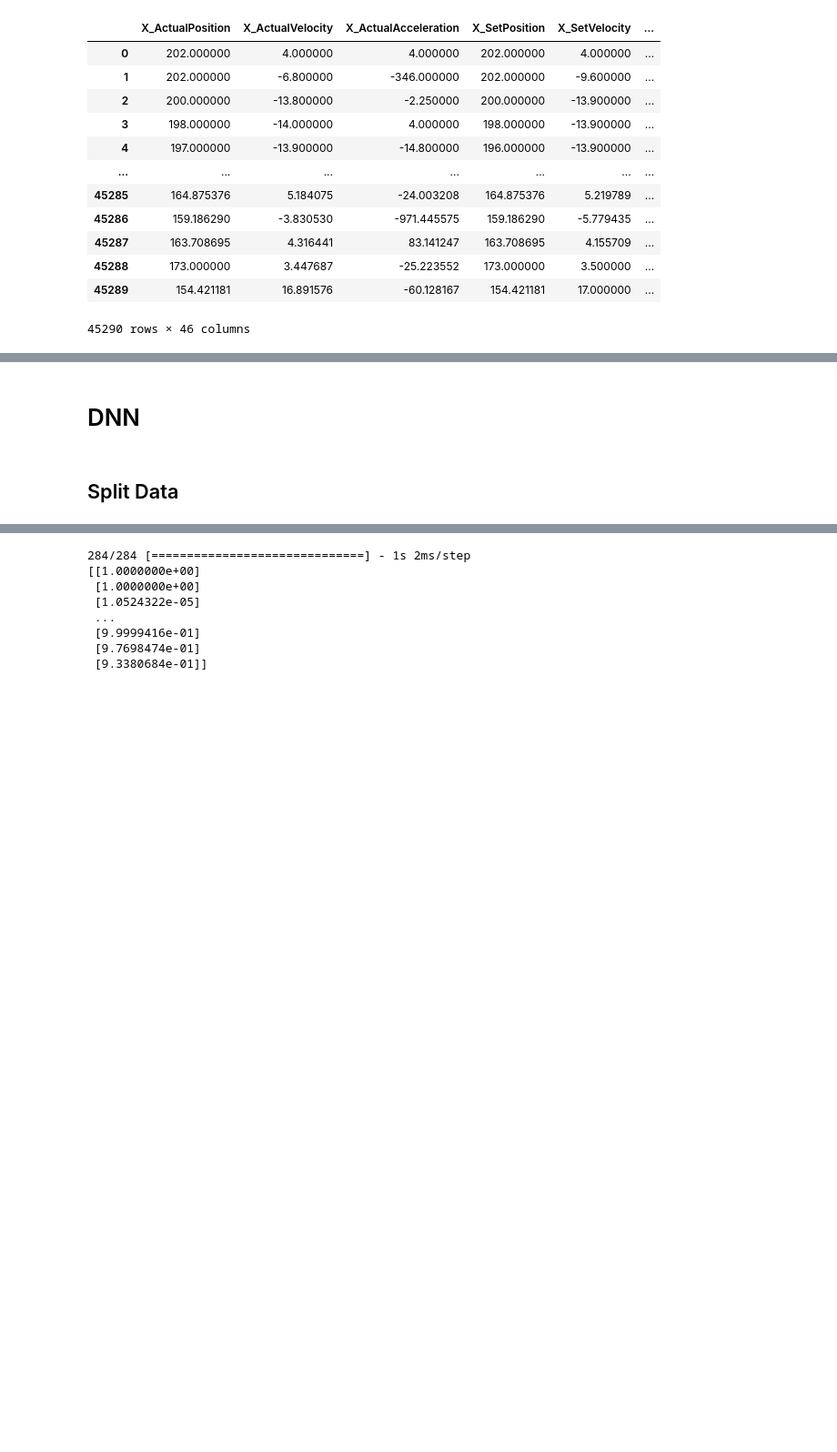
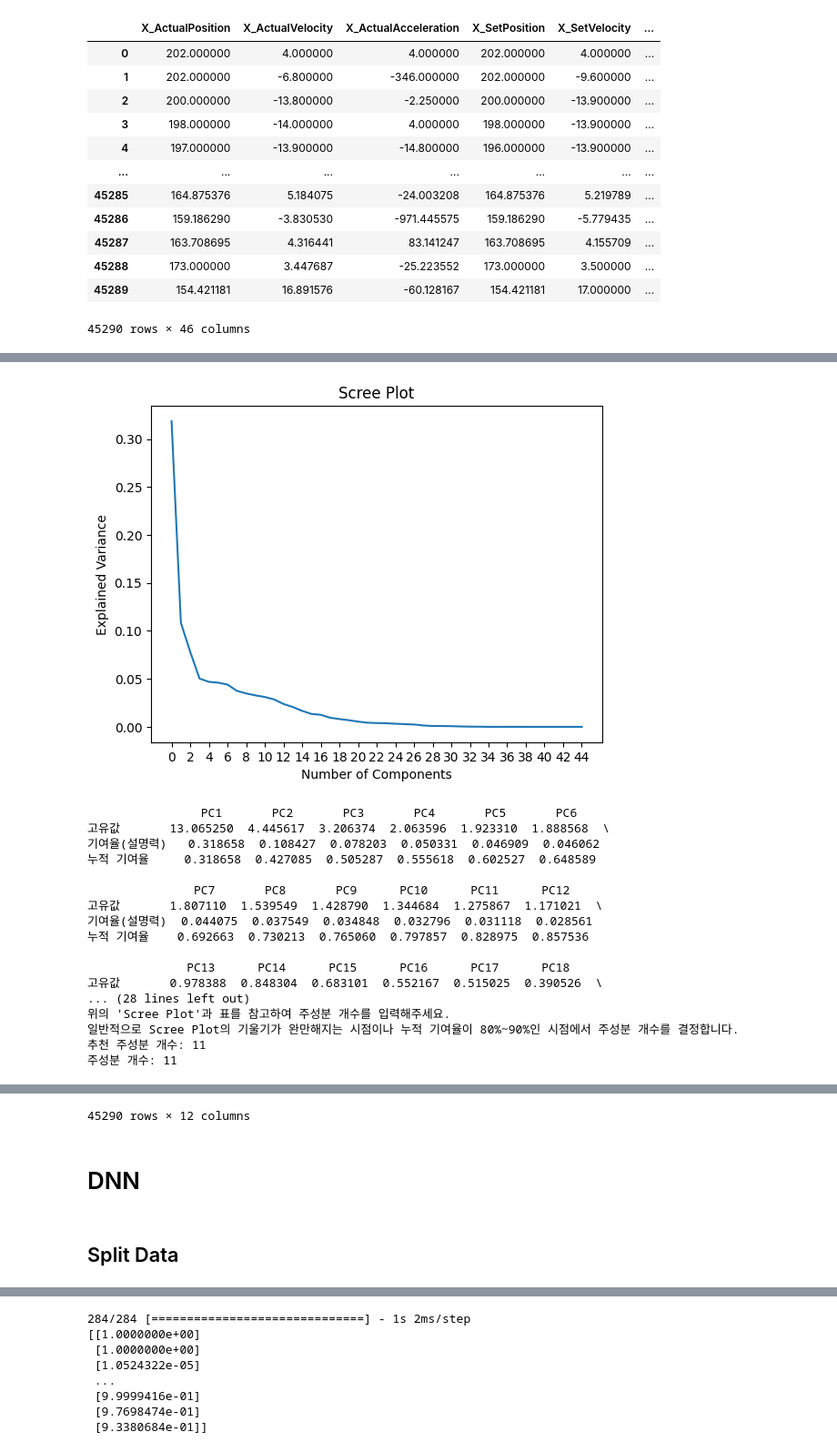
Before and after one commit to GwangAnLeeDunKinDonass/MOS, a Jupyter notebook: preprocess.ipynb, the cells around one changed output, grey strips where cells are left out. Shown: that part at 91% size. Cells and saved outputs as stored; diff of their text form; code cells hidden in the pictures; blank space fills up the shorter version.

```diff
--- a/preprocess.ipynb
+++ b/preprocess.ipynb
@@ -115,22 +78,0 @@ def pca_recommender(x, y):
-# %%
-y = ori_df['error']
-x = ori_df.drop(['error'],axis=1)
-
-df_for_explain = pca_recommender(x,y)
-print(df_for_explain)
-
-# rec_pca = PCA(n_components='mle', svd_solver = 'full')
-# rec_printcipalComponents = rec_pca.fit_transform(x)
-for col in range(len(df_for_explain.columns)):
-    if df_for_explain.iloc[2,col] > 0.9:
-        num_PC = col+1
-        break
-
-compo = int(input(f'몇 개의 성분을 선택하시겠습니까? (추천: {num_PC})\n'))
-
-pca = PCA(n_components=compo)
-printcipalComponents = pca.fit_transform(x)
-pdf = pd.DataFrame(data=printcipalComponents,
-                   columns = [f'PC{num+1}' for num in range(len(printcipalComponents[0]))])
-pdf['error'] = y
-pdf
@@ -168,0 +192,2 @@ Cumulative Proportion   1.000000e+00  1.000000e+00   1.0   1.0   1.0   1.0
+# %%
+pca = handmade_pca(ori_df)
@@ -168,0 +212,2 @@ Cumulative Proportion   1.000000e+00  1.000000e+00   1.0   1.0   1.0   1.0
+# %%
+pca.set_data()
@@ -168,0 +229,21 @@ Cumulative Proportion   1.000000e+00  1.000000e+00   1.0   1.0   1.0   1.0
+# %%
+pca.pca()
+# %% [output]
+[figure, added]
+                PC1       PC2       PC3       PC4       PC5       PC6
+고유값       13.065250  4.445617  3.206374  2.063596  1.923310  1.888568  \
+기여율(설명력)   0.318658  0.108427  0.078203  0.050331  0.046909  0.046062
+누적 기여율     0.318658  0.427085  0.505287  0.555618  0.602527  0.648589
+
+               PC7       PC8       PC9      PC10      PC11      PC12
+고유값       1.807110  1.539549  1.428790  1.344684  1.275867  1.171021  \
+기여율(설명력)  0.044075  0.037549  0.034848  0.032796  0.031118  0.028561
+누적 기여율    0.692663  0.730213  0.765060  0.797857  0.828975  0.857536
+
+              PC13      PC14      PC15      PC16      PC17      PC18
+고유값       0.978388  0.848304  0.683101  0.552167  0.515025  0.390526  \
+... (28 lines left out)
+위의 'Scree Plot'과 표를 참고하여 주성분 개수를 입력해주세요.
+일반적으로 Scree Plot의 기울기가 완만해지는 시점이나 누적 기여율이 80%~90%인 시점에서 주성분 개수를 결정합니다.
+추천 주성분 개수: 11
+주성분 개수: 11
@@ -169,3 +262,4 @@ Cumulative Proportion   1.000000e+00  1.000000e+00   1.0   1.0   1.0   1.0
+45290 rows × 12 columns
 # %%
 fig = plt.figure(figsize = (8, 8))
 ax = fig.add_subplot(111, projection='3d')
@@ -184,10 +278,10 @@ for target in targets:
                , s = 50)
 ax.legend(targets)
 ax.grid()
-# %% [markdown]
-# DNN
-# %% [markdown]
-## Split Data
+# %% [markdown]
+# DNN
+# %% [markdown]
+## Split Data
 # %%
 x_data = pdf.iloc[:,:len(pdf.columns)-1].to_numpy()
 y_data = pdf.iloc[:,-1].to_numpy()
```
Also changed, not shown: parts of 32 cells of this notebook, 1 other file.
